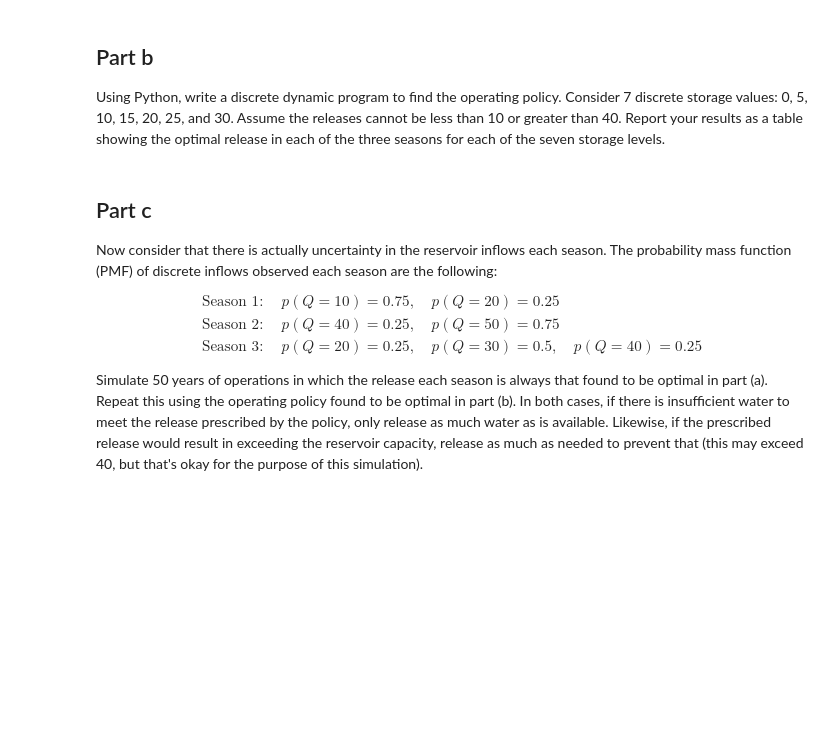
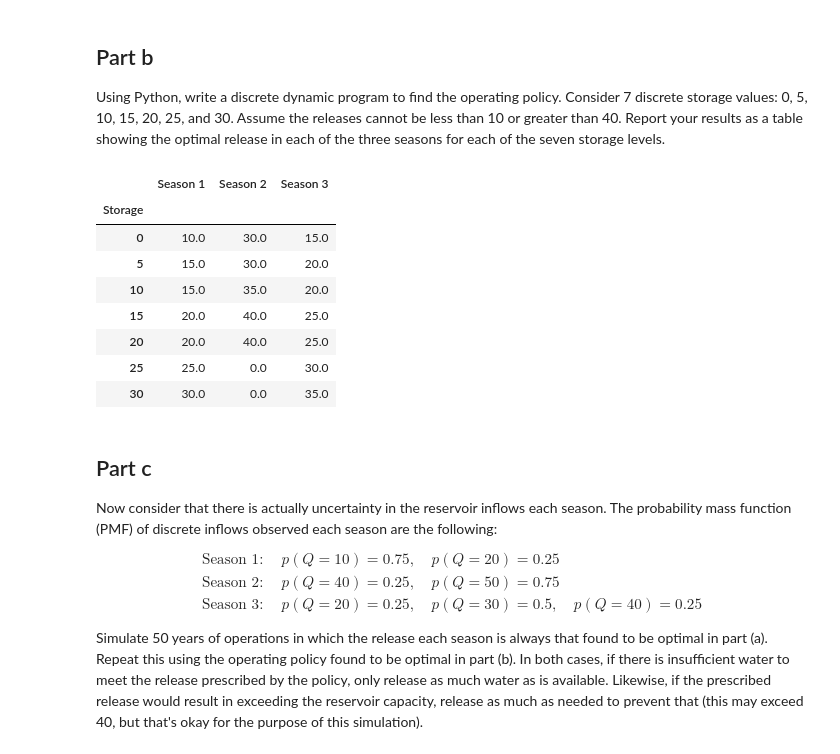
Before and after one commit to EnvSystemsUVA/CodingExamples, a Jupyter notebook: 07_DPexample.ipynb, the cells around one changed output. Cells and saved outputs as stored; diff of their text form; code cells hidden in the pictures; blank space fills up the shorter version.

```diff
--- a/07_DPexample.ipynb
+++ b/07_DPexample.ipynb
@@ -96,47 +98,59 @@ def calcCost(S, Q, Starget, Rtarget, bounds, FutureCost):
 
 # get indices of stages
 nStages = len(Qs)
-forward_indices = range(nStages)
-backward_indices = forward_indices[::-1]
+forward_indices = np.arange(nStages)
+backward_indices = forward_indices[::-1] # reverse order of stages for backward-moving DP
+backward_indices = np.insert(backward_indices,0,0) # put 0 at beginning to make it cyclic
 
 # discretize states
 states = np.arange(0,31,5)
 nStates = len(states)
 
 # bounds on decision variables (releases)
 bounds = np.array([10, 40])
 
 # initialize matrices with costs of each state at each stage
 # and optimal releases to make from each state at each stage
 costs = np.empty([nStates,nStages])
 release_policy = np.empty([nStates,nStages])
 
 # initialize FutureCost at 0 for all states; will update as we move backwards
 FutureCost = np.zeros([nStates])
 
 # begin backward-moving DP
 loop = True
 while loop:
     count = 0
-    for index in backward_indices:
+    for index in backward_indices[0:-1]:
         # find optimal release and value of each state in this stage
-        R, FutureCost = calcCost(states, Qs[index], Stargets[index], Rtargets[index], bounds, FutureCost)
+        # states (storage targets) are for next period (index) while inflows and releases are for this period (index-1)
+        R, FutureCost = calcCost(states, Qs[index-1], Stargets[index], Rtargets[index-1], bounds, FutureCost)
 
         # count iterations with no change in optimal release
-        if np.all(R == release_policy[:,index]):
+        if np.all(R == release_policy[:,index-1]):
             count += 1
 
-        # update best releases and value of each state if not yet in steady state
+        # update best releases and value of each state
         costs[:,index] = FutureCost
-        release_policy[:,index] = R
+        release_policy[:,index-1] = R
 
     # stop loop if no change in optimal decisions across all iterations
-    if count == len(backward_indices):
+    if count == len(backward_indices[0:-1]):
         break
 
 release_policy_df = pd.DataFrame(release_policy, columns=["Season 1","Season 2","Season 3"],index=states)
 release_policy_df.index.rename("Storage",inplace=True)
 release_policy_df
+# %% [output]
+|  | Season 1 | Season 2 | Season 3 |
+| Storage |  |  |  |
+| 0 | 10.0 | 30.0 | 15.0 |
+| 5 | 15.0 | 30.0 | 20.0 |
+| 10 | 15.0 | 35.0 | 20.0 |
+| 15 | 20.0 | 40.0 | 25.0 |
+| 20 | 20.0 | 40.0 | 25.0 |
+| 25 | 25.0 | 0.0 | 30.0 |
+| 30 | 30.0 | 0.0 | 35.0 |
 # %% [markdown]
 ## Part c
 
```
Also changed, not shown: parts of 2 cells of this notebook.
